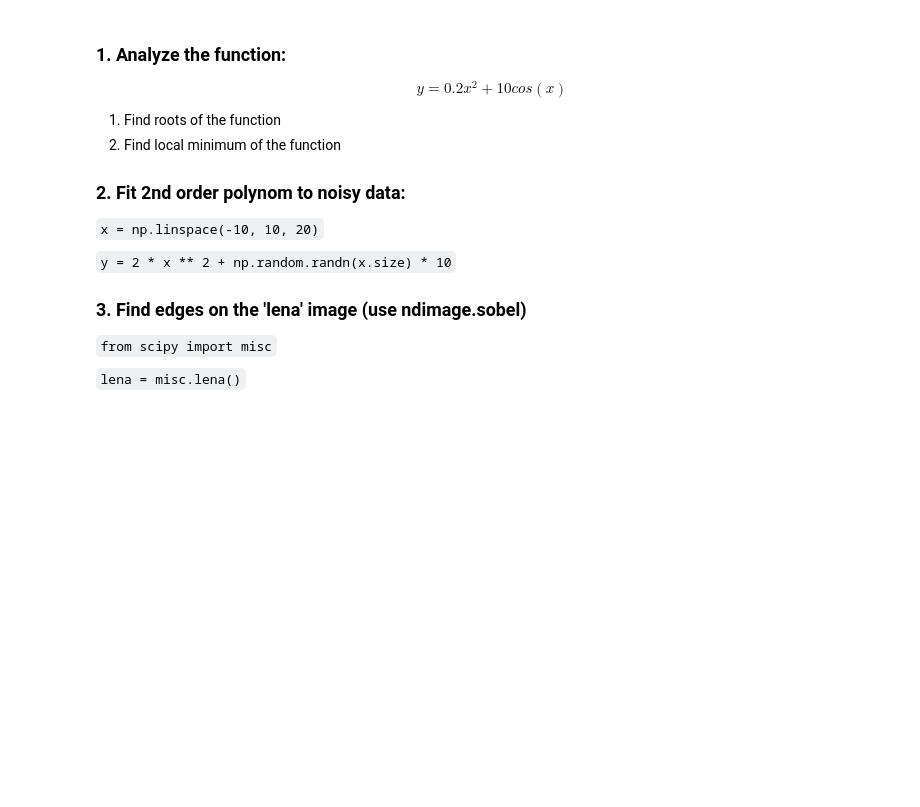
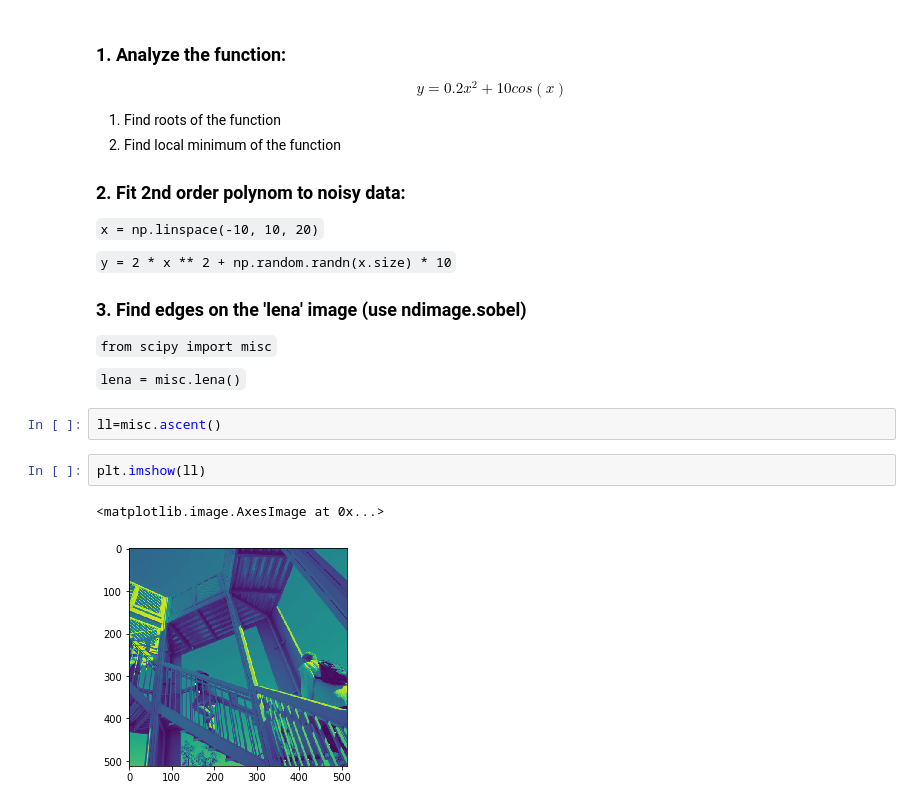
Before and after one commit to nansencenter/nansat-lectures, a Jupyter notebook: notebooks/06 scipy.ipynb, the cells around one changed output. Saved outputs shown, nothing was run; the diff lists cells and outputs as text; blank space fills up the shorter version.

```diff
--- a/notebooks/06 scipy.ipynb
+++ b/notebooks/06 scipy.ipynb
@@ -268,3 +268,10 @@ plt.imshow(sig[sl[0]])
 
 
 ` lena = misc.lena() `
+# %%
+ll=misc.ascent()
+# %%
+plt.imshow(ll)
+# %% [output]
+<matplotlib.image.AxesImage at 0x...>
+[figure, added]
```
Also changed, not shown: parts of 13 cells of this notebook.
